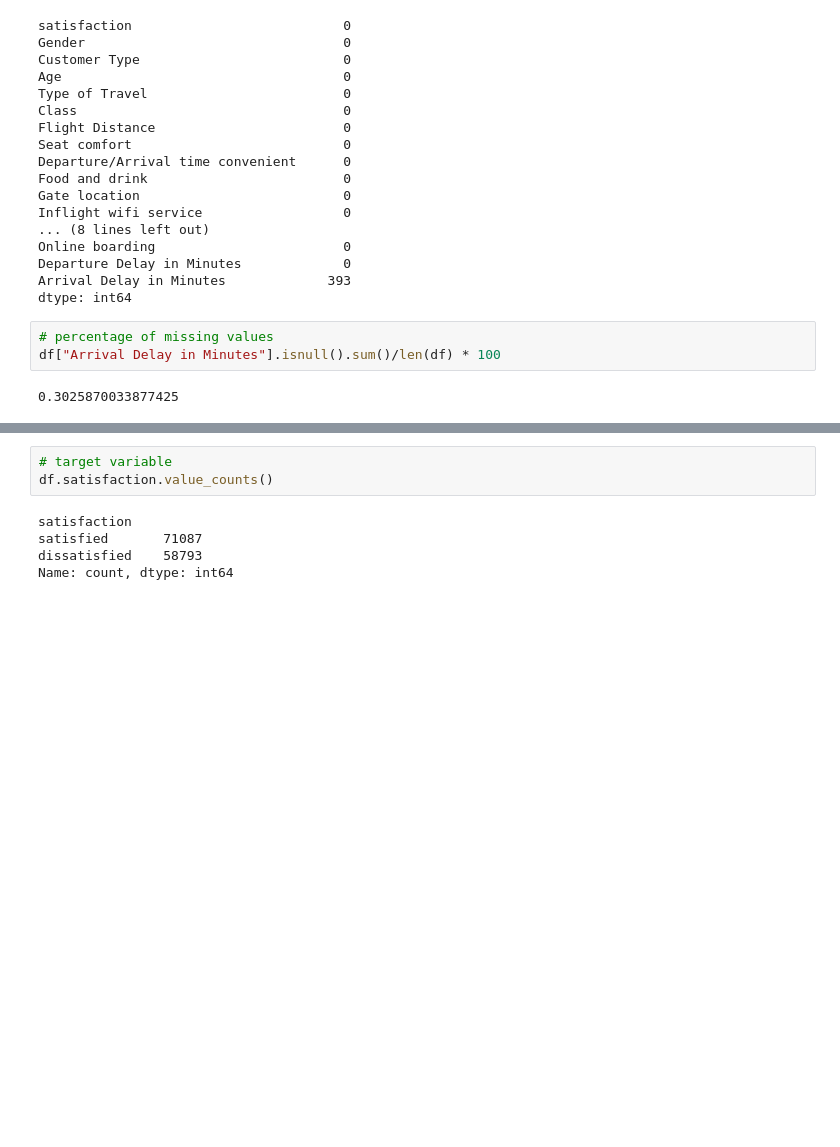
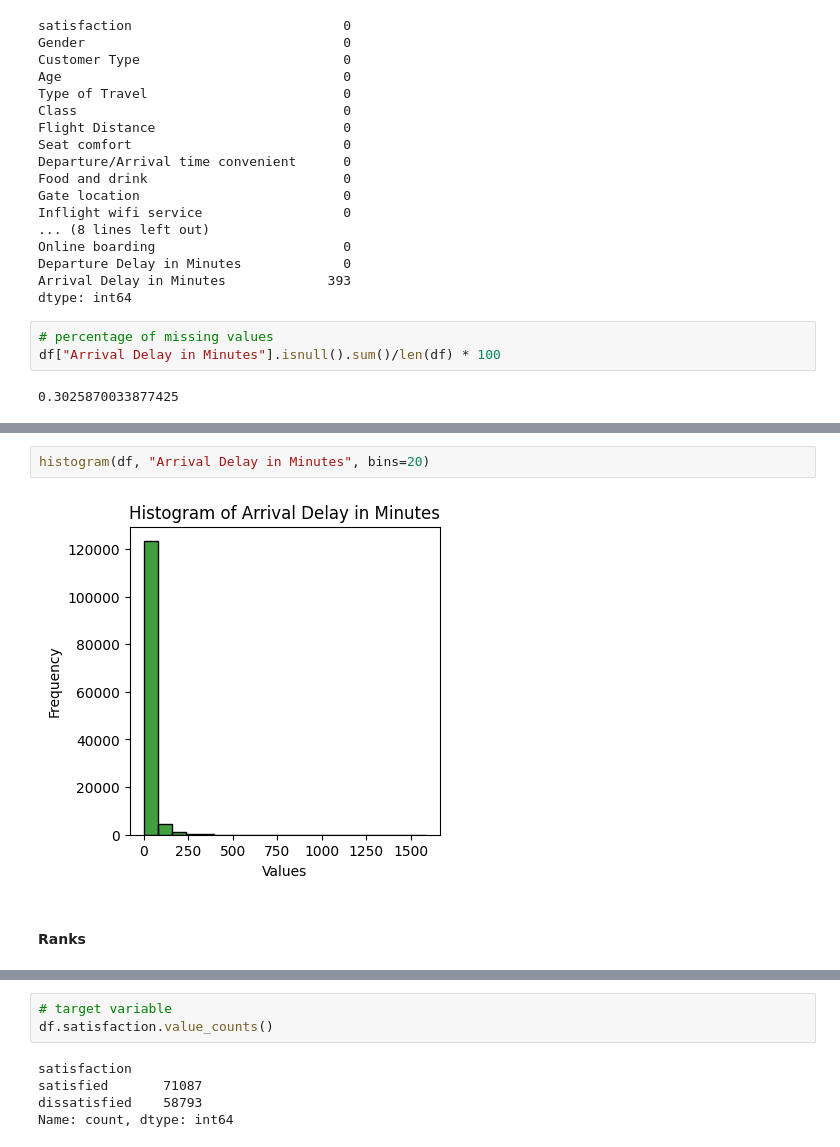
Before and after one commit to Lughaidh-w/Airline-Customer-Satisfaction, a Jupyter notebook: CA1.ipynb, the cells around one changed output, grey strips where cells are left out. Drawn from its saved outputs; the diff is of its cells as text; blank space fills up the shorter version.

```diff
--- a/CA1.ipynb
+++ b/CA1.ipynb
@@ -153,0 +151,6 @@ countplot(df, "Class", title="Class Countplot")
+# %%
+histogram(df, "Arrival Delay in Minutes", bins=20)
+# %% [output]
+[figure, added]
+# %% [markdown]
+#### Ranks
```
Also changed, not shown: parts of 34 cells of this notebook, 1 other file.
